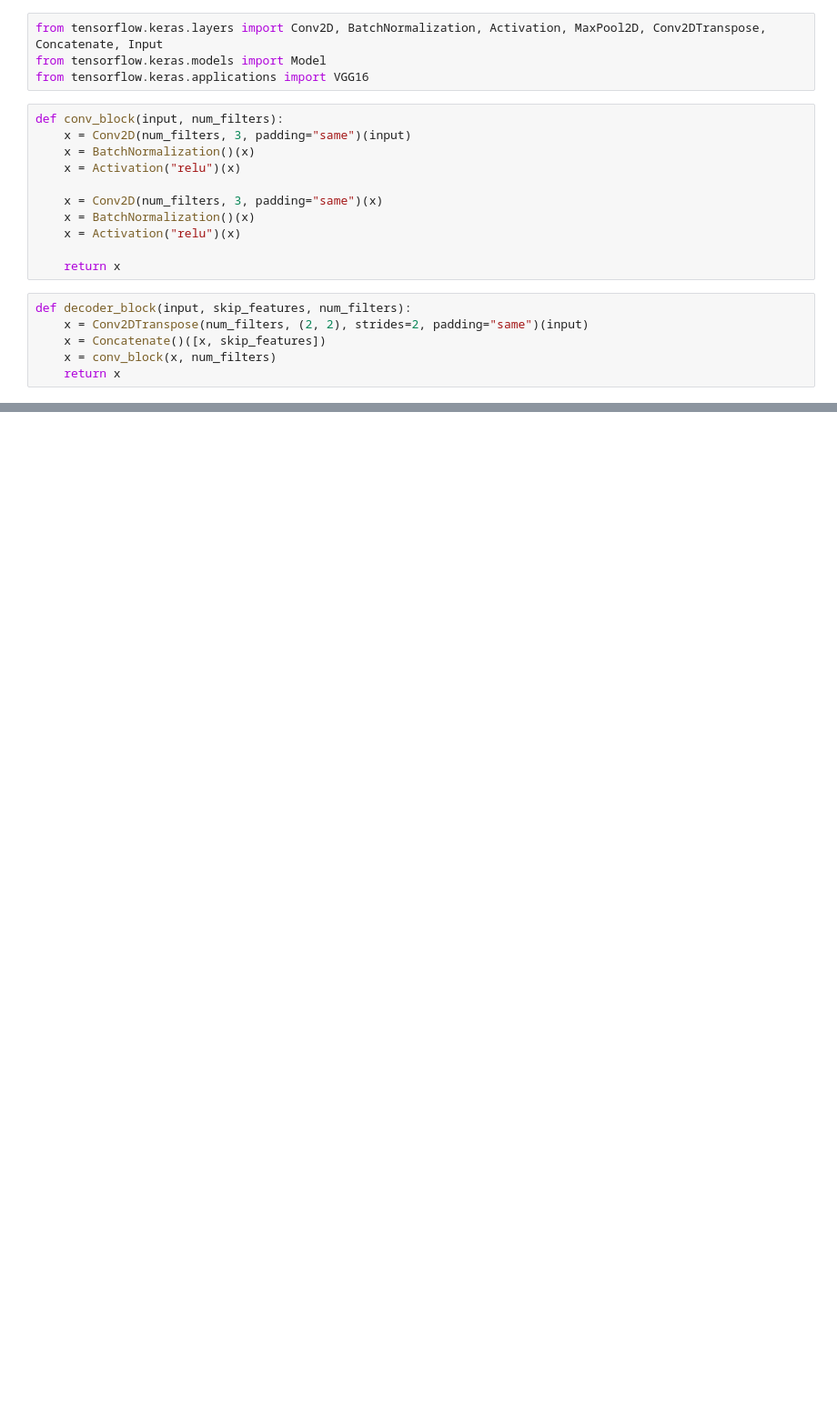
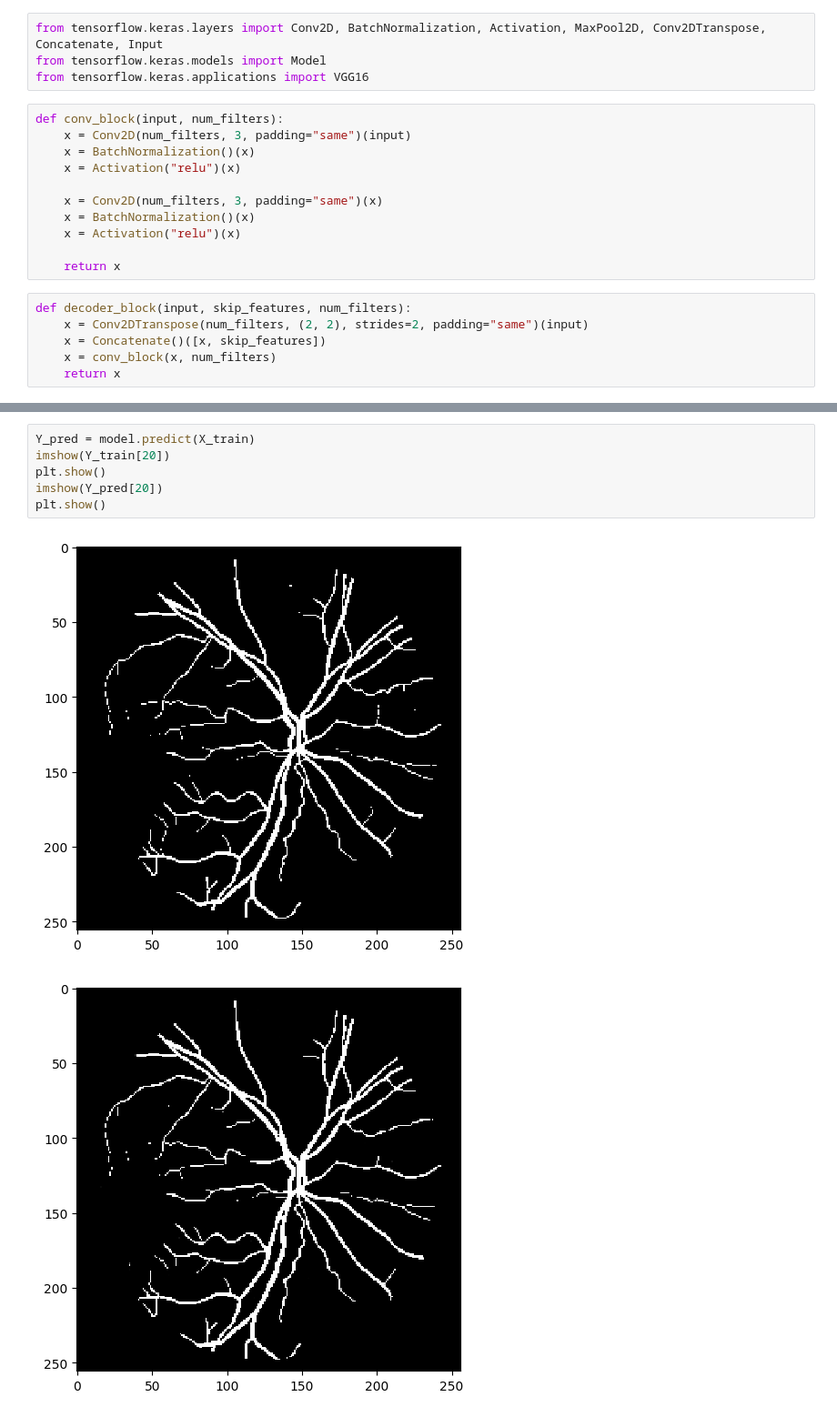
Before and after one commit to u-noob-i/Image-Segmentation, a Jupyter notebook: RetinaVesselSegmentationVGGUnet.ipynb, the cells around one changed output, grey strips where cells are left out. Shown at 91% size. Drawn from its saved outputs; the diff is of its cells as text; blank space fills up the shorter version.

```diff
--- a/RetinaVesselSegmentationVGGUnet.ipynb
+++ b/RetinaVesselSegmentationVGGUnet.ipynb
@@ -203,0 +192,9 @@ print(results)
+# %%
+Y_pred = model.predict(X_train)
+imshow(Y_train[20])
+plt.show()
+imshow(Y_pred[20])
+plt.show()
+# %% [output]
+[figure, added]
+[figure, added]
```
Also changed, not shown: parts of 11 cells of this notebook.
